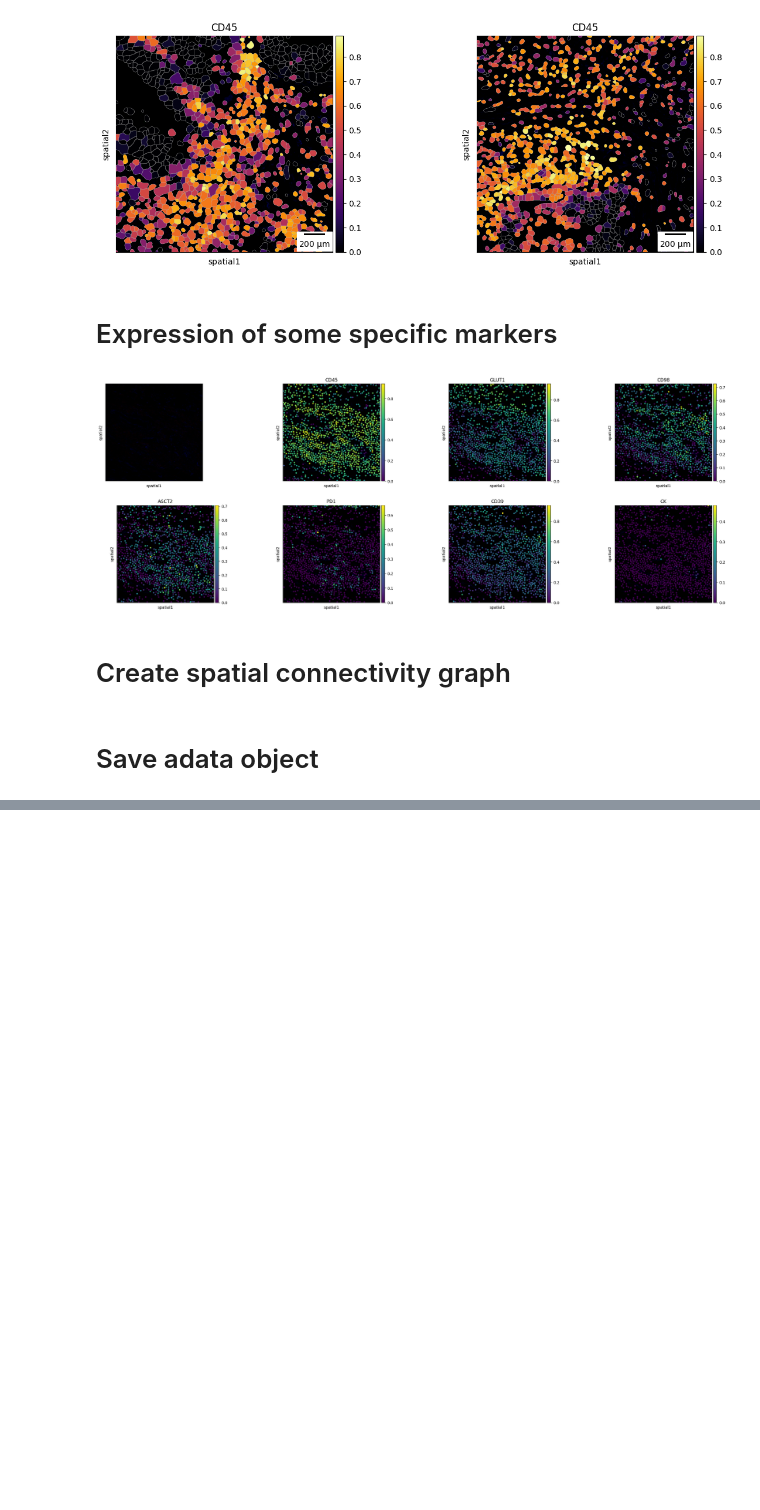
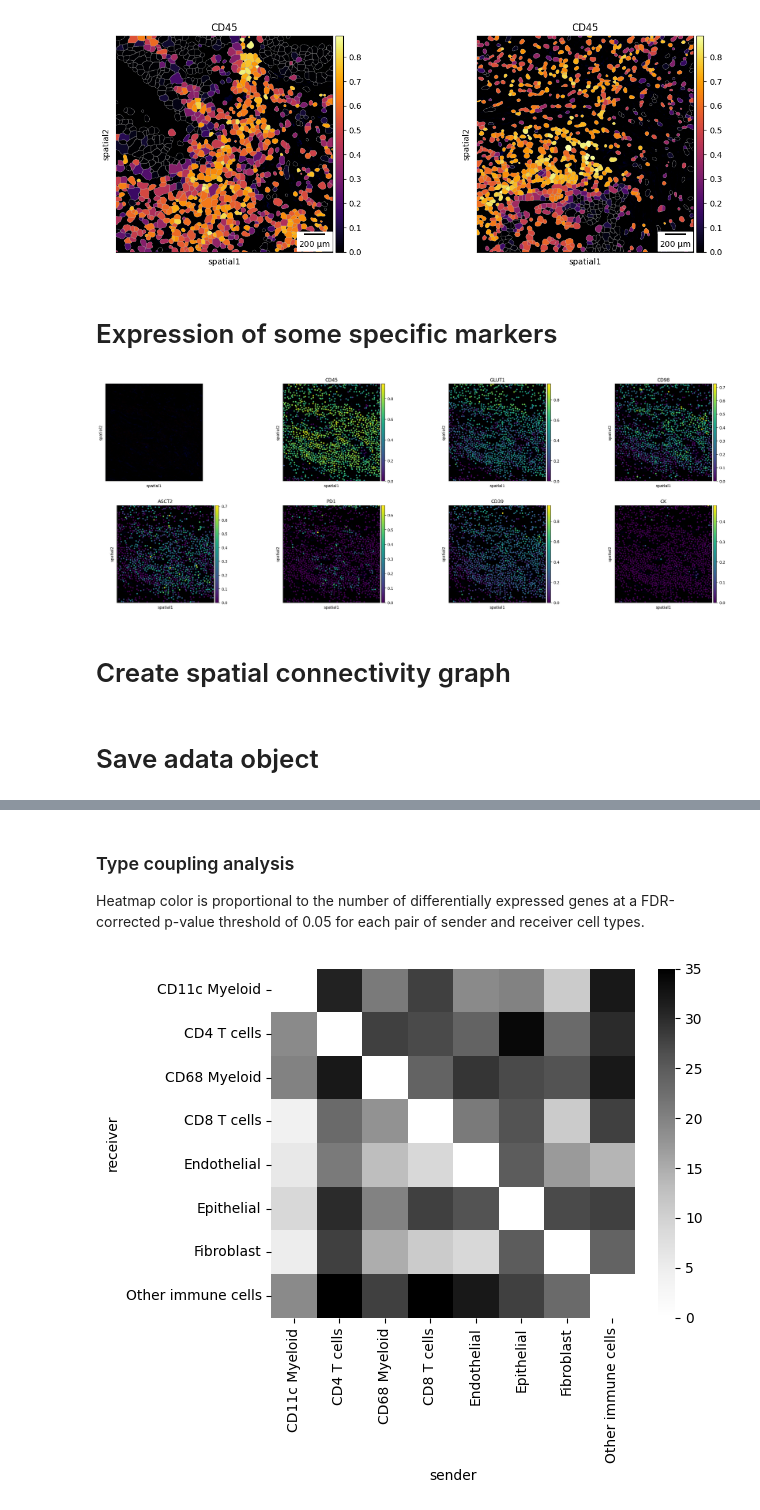
Before and after one commit to idf-io/SpatialPipe, a Jupyter notebook: SpatialPipe_temp.ipynb, the cells around one changed output, grey strips where cells are left out. Drawn from its saved outputs; the diff is of its cells as text; code cells hidden in the pictures; blank space fills up the shorter version.

```diff
--- a/SpatialPipe_temp.ipynb
+++ b/SpatialPipe_temp.ipynb
@@ -307,0 +342,5 @@ interpreter.get_data(
+# %%
+# splitting data into test and validation sets, can be ignored for non sender-receiver focused analysis
+interpreter.split_data_node(0.1, 0.1)
+interpreter.n_eval_nodes_per_graph = 10
+interpreter.cell_names = list(interpreter.data.celldata.uns['node_type_names'].values())
@@ -307,0 +375,8 @@ interpreter.get_data(
+# %% [markdown]
+### Type coupling analysis
+
+Heatmap color is proportional to the number of differentially expressed genes at a FDR-corrected p-value threshold of 0.05 for each pair of sender and receiver cell types.
+# %%
+interpreter.type_coupling_analysis(figsize=(6.5, 5.5))
+# %% [output]
+[figure, added]
```
Also changed, not shown: parts of 25 cells of this notebook.
